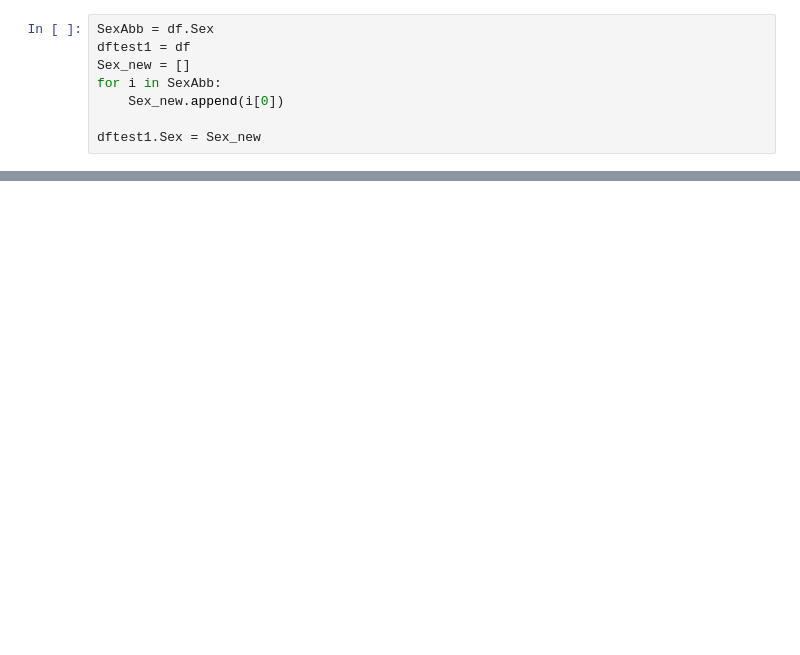
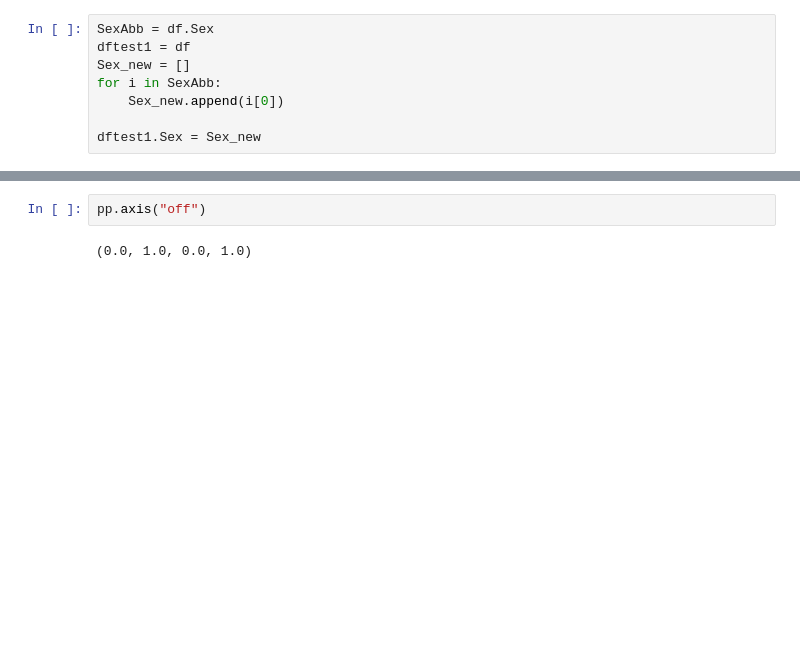
Before and after one commit to HarshitGautam/DataAnalytics, a Jupyter notebook: TestFilePractice.ipynb, the cells around one changed output, grey strips where cells are left out. Cells and saved outputs as stored; diff of their text form; blank space fills up the shorter version.

```diff
--- a/TestFilePractice.ipynb
+++ b/TestFilePractice.ipynb
@@ -223,0 +265,5 @@ df
+# %%
+pp.axis("off")
+# %% [output]
+(0.0, 1.0, 0.0, 1.0)
+[figure, added]
```
Also changed, not shown: parts of 14 cells of this notebook, 4 other files.
